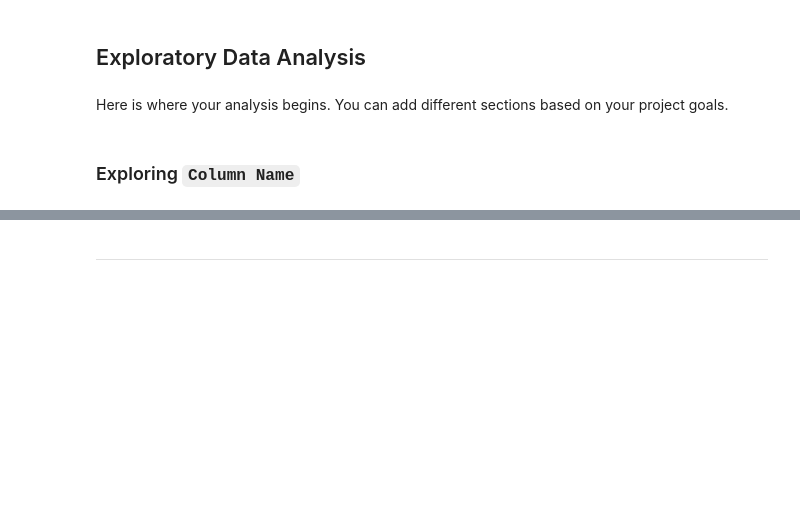
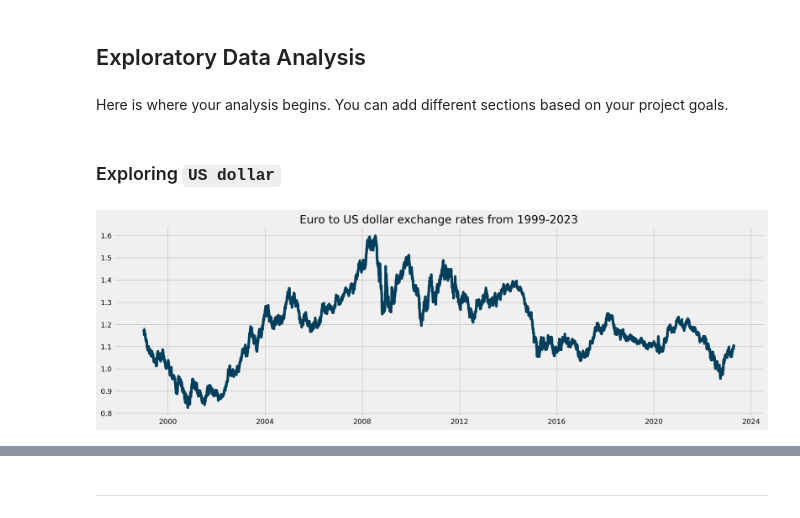
Before and after one commit to aleciaduncan/Data-Analysis, a Jupyter notebook: euro_exchange_rates/euro_exchange_notebook.ipynb, the cells around one changed output, grey strips where cells are left out. Cells and saved outputs as stored; diff of their text form; code cells hidden in the pictures; blank space fills up the shorter version.

```diff
--- a/euro_exchange_rates/euro_exchange_notebook.ipynb
+++ b/euro_exchange_rates/euro_exchange_notebook.ipynb
@@ -429,6 +440,14 @@ euro.describe()
 # %% [markdown]
 Here is where your analysis begins. You can add different sections based on your project goals.
 # %% [markdown]
-### Exploring `Column Name`
+### Exploring `US dollar`
 # %%
+
 # Code and visualization
+euro_to_dollar = euro.loc[:, ['Time', 'US dollar']]
+
+plt.plot(euro_to_dollar['Time'], euro_to_dollar['US dollar'])
+plt.title('Euro to US dollar exchange rates from 1999-2023')
+plt.show()
+# %% [output]
+[figure, added]
```
Also changed, not shown: parts of 14 cells of this notebook, 2 other files.
